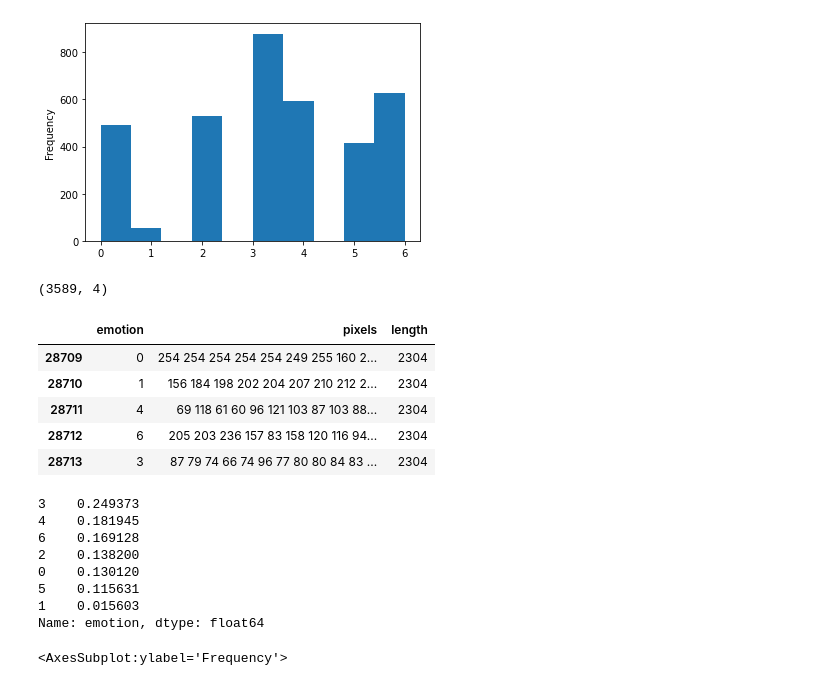
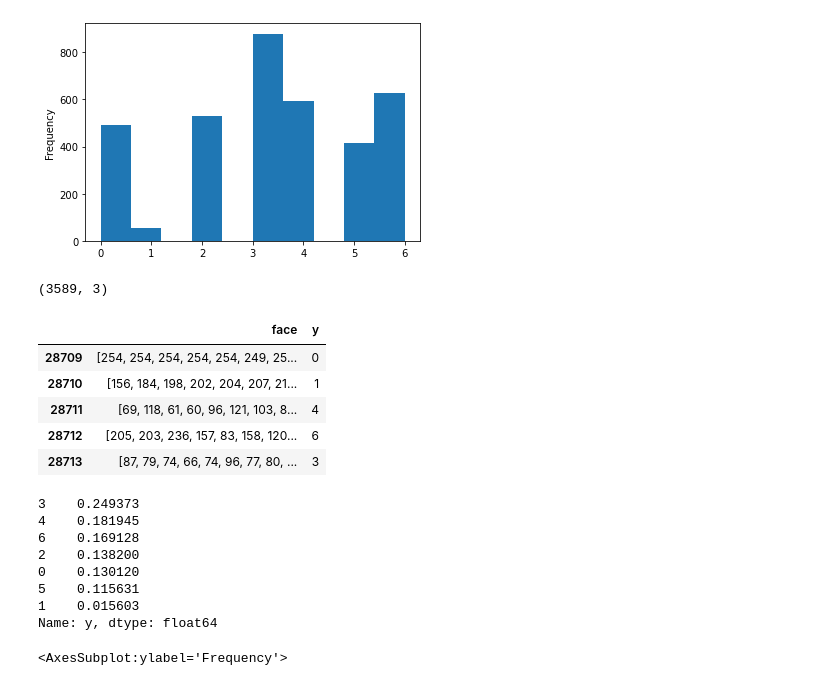
Before and after one commit to jianguo77/ProSyn3, a Jupyter notebook: prosyn3_jgz.ipynb, the cells around one changed output. Drawn from its saved outputs; the diff is of its cells as text; code cells hidden in the pictures.

```diff
--- a/prosyn3_jgz.ipynb
+++ b/prosyn3_jgz.ipynb
@@ -79,0 +103,7 @@ df.emotion.plot.hist()
+# %%
+data = df.pixels.apply(lambda x: [int(p) for p in str(x).split(' ')])
+cible = df.emotion
+usage = df.Usage
+# %%
+trans_df = pd.DataFrame({'face': data, 'y': cible, 'Used': usage}, index=df.index)
+trans_df.info()
@@ -140,22 +223,22 @@ test_set.emotion.plot.hist()
 <AxesSubplot:ylabel='Frequency'>
 [figure]
 # %%
-valid_set = df[df.Usage == "PublicTest"].copy()
+valid_set = trans_df[trans_df.Used == "PublicTest"].copy()
 valid_set.shape
 # %% [output]
-(3589, 4)
+(3589, 3)
 # %%
-valid_set.drop(['Usage'], axis=1, inplace=True)
+valid_set.drop(['Used'], axis=1, inplace=True)
 valid_set.head()
 # %% [output]
-|  | emotion | pixels | length |
-| 28709 | 0 | 254 254 254 254 254 249 255 160 2... | 2304 |
-| 28710 | 1 | 156 184 198 202 204 207 210 212 2... | 2304 |
-| 28711 | 4 | 69 118 61 60 96 121 103 87 103 88... | 2304 |
-| 28712 | 6 | 205 203 236 157 83 158 120 116 94... | 2304 |
-| 28713 | 3 | 87 79 74 66 74 96 77 80 80 84 83 ... | 2304 |
+|  | face | y |
+| 28709 | [254, 254, 254, 254, 254, 249, 25... | 0 |
+| 28710 | [156, 184, 198, 202, 204, 207, 21... | 1 |
+| 28711 | [69, 118, 61, 60, 96, 121, 103, 8... | 4 |
+| 28712 | [205, 203, 236, 157, 83, 158, 120... | 6 |
+| 28713 | [87, 79, 74, 66, 74, 96, 77, 80, ... | 3 |
 # %%
-valid_set.emotion.value_counts(normalize=True)
+valid_set.y.value_counts(normalize=True)
 # %% [output]
 3    0.249373
 4    0.181945
@@ -164,5 +247,5 @@ valid_set.emotion.value_counts(normalize=True)
 0    0.130120
 5    0.115631
 1    0.015603
-Name: emotion, dtype: float64
+Name: y, dtype: float64
 # %%
```
Also changed, not shown: parts of 23 cells of this notebook.
